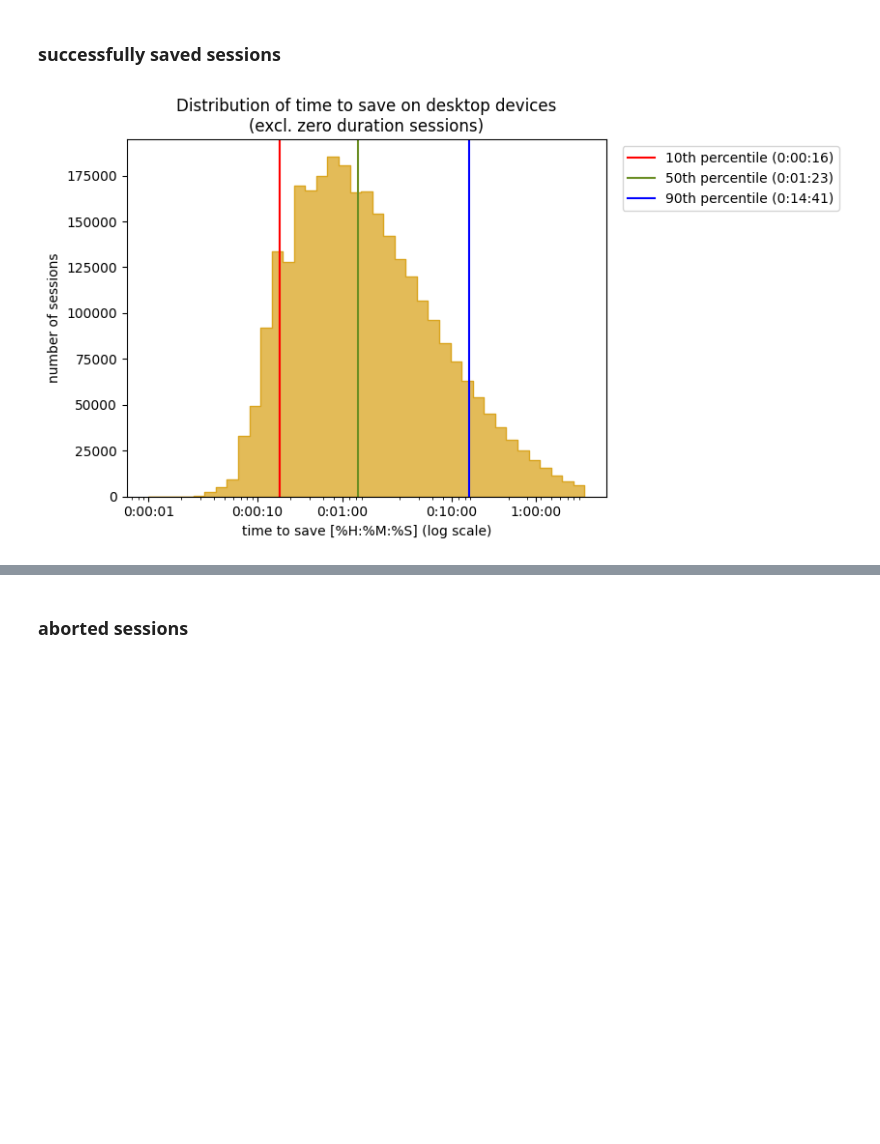
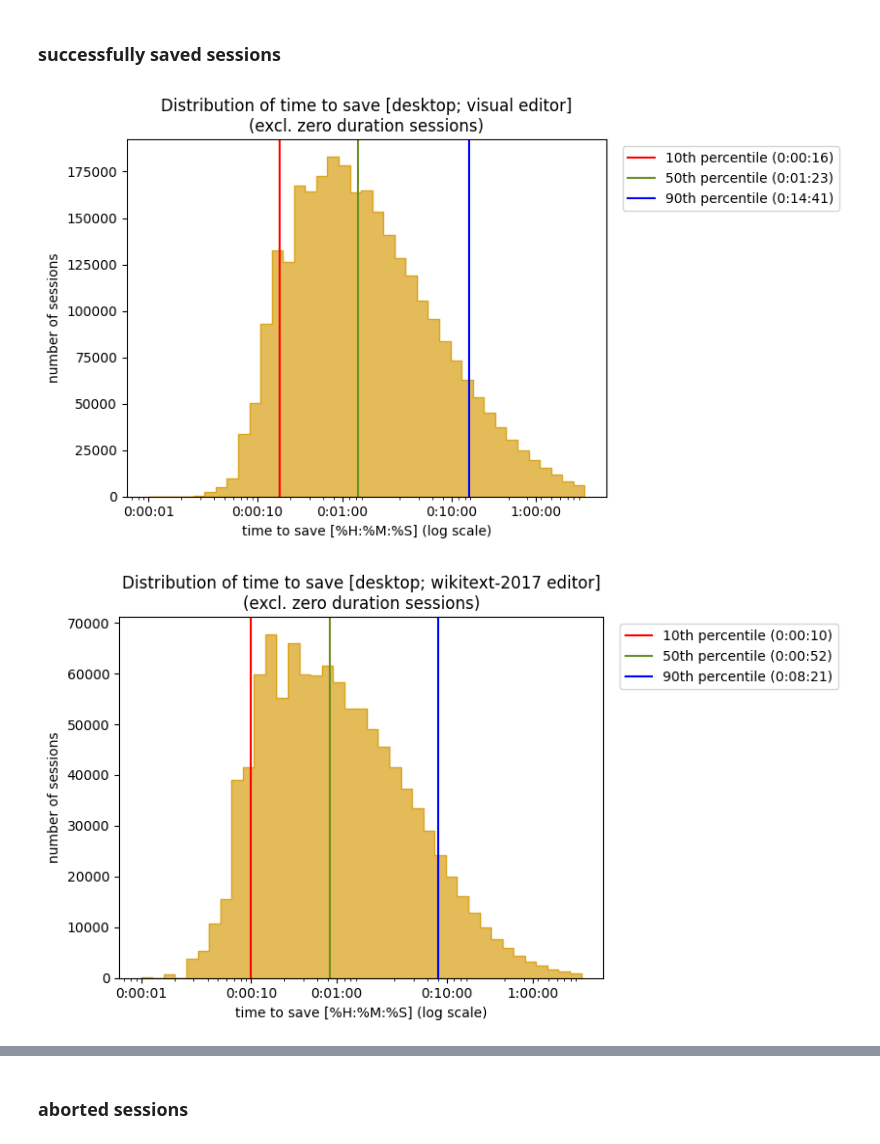
Before and after one commit to wikimedia-research/edit-session-length-july-2023, a Jupyter notebook: edit_session_length_analysis.ipynb, the cells around one changed output, grey strips where cells are left out. Cells and saved outputs as stored; diff of their text form; code cells hidden in the pictures; blank space fills up the shorter version.

```diff
--- a/edit_session_length_analysis.ipynb
+++ b/edit_session_length_analysis.ipynb
@@ -423,10 +442,16 @@ def generate_hist(ax, source_frame, title,
 ### successfully saved sessions
 # %%
 fig, ax = plt.subplots()
-generate_hist(ax, completed.query("""platform == 'desktop'"""),
-              title='Distribution of time to save on desktop devices\n(excl. zero duration sessions)',
+generate_hist(ax, completed.query("""(platform == 'desktop') & (editor_interface == 'visualeditor')"""),
+              title='Distribution of time to save [desktop; visual editor]\n(excl. zero duration sessions)',
               treat_zeros='exclude')
+
+fig, ax = plt.subplots()
+generate_hist(ax, completed.query("""(platform == 'desktop') & (editor_interface == 'wikitext-2017')"""),
+              title='Distribution of time to save [desktop; wikitext-2017 editor]\n(excl. zero duration sessions)',
+              treat_zeros='exclude')
 # %% [output]
-[figure, old version]
+[figure, new version]
+[figure, added]
 # %%
 fig, ax = plt.subplots()
```
Also changed, not shown: parts of 13 cells of this notebook, 1 other file.
